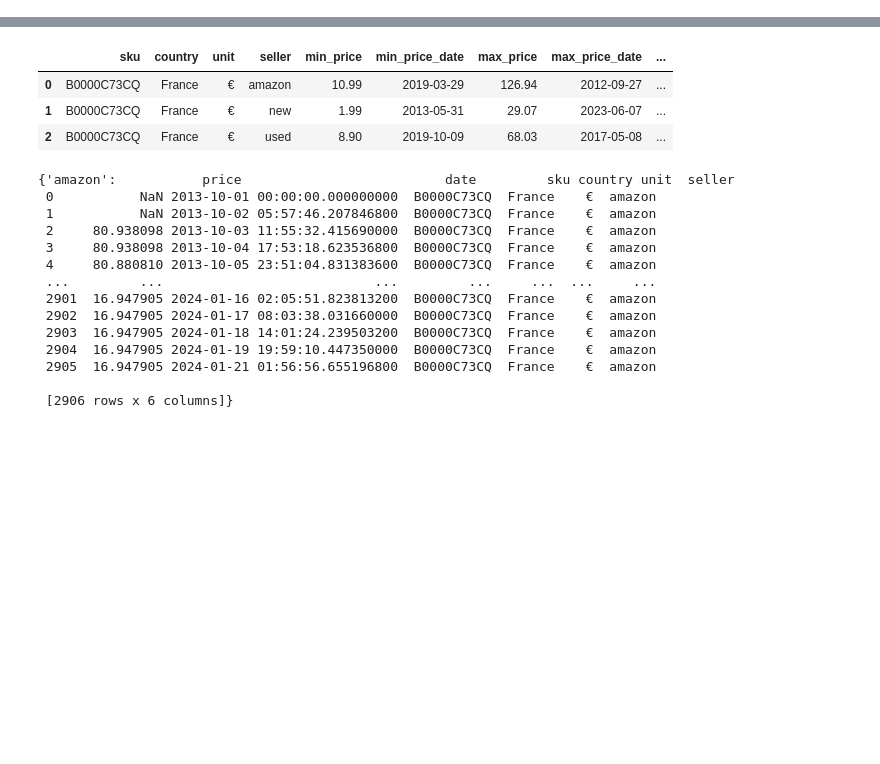
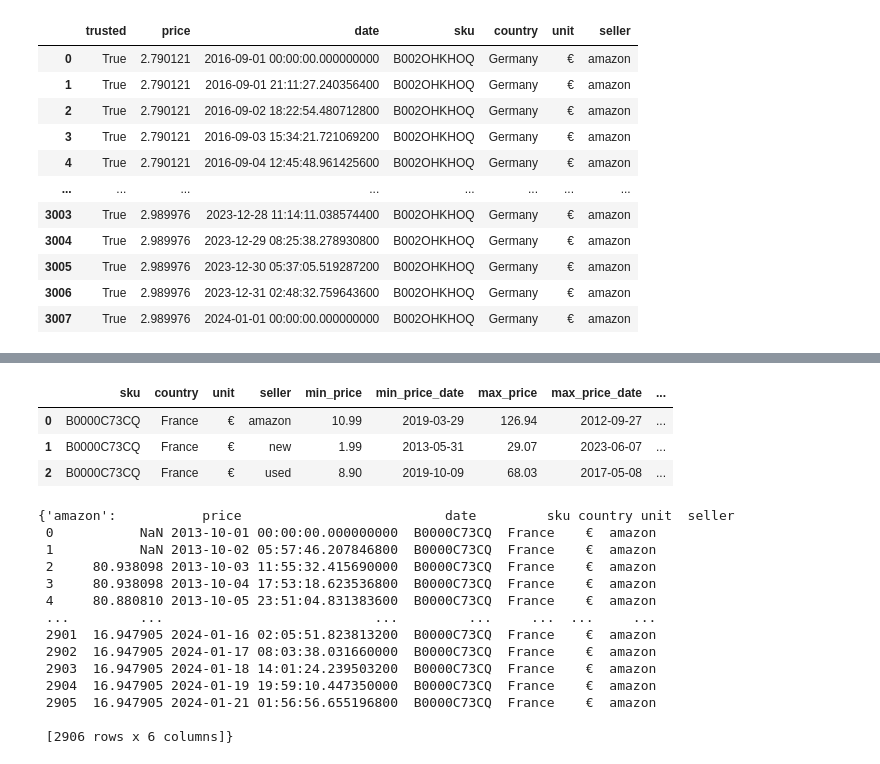
Before and after one commit to pechouc/dst_incidence, a Jupyter notebook: notebooks/tester.ipynb, the cells around one changed output, grey strips where cells are left out. Drawn from its saved outputs; the diff is of its cells as text; code cells hidden in the pictures; blank space fills up the shorter version.

```diff
--- a/notebooks/tester.ipynb
+++ b/notebooks/tester.ipynb
@@ -60,5 +75,17 @@ collector.convert_coordinates_to_timestamps()
 # %%
 collector.format_price_histories()
 # %%
-collector.price_histories
+collector.price_histories['amazon']
 # %% [output]
+|  | trusted | price | date | sku | country | unit | seller |
+| 0 | True | 2.790121 | 2016-09-01 00:00:00.000000000 | B002OHKHOQ | Germany | € | amazon |
+| 1 | True | 2.790121 | 2016-09-01 21:11:27.240356400 | B002OHKHOQ | Germany | € | amazon |
+| 2 | True | 2.790121 | 2016-09-02 18:22:54.480712800 | B002OHKHOQ | Germany | € | amazon |
+| 3 | True | 2.790121 | 2016-09-03 15:34:21.721069200 | B002OHKHOQ | Germany | € | amazon |
+| 4 | True | 2.790121 | 2016-09-04 12:45:48.961425600 | B002OHKHOQ | Germany | € | amazon |
+| ... | ... | ... | ... | ... | ... | ... | ... |
+| 3003 | True | 2.989976 | 2023-12-28 11:14:11.038574400 | B002OHKHOQ | Germany | € | amazon |
+| 3004 | True | 2.989976 | 2023-12-29 08:25:38.278930800 | B002OHKHOQ | Germany | € | amazon |
+| 3005 | True | 2.989976 | 2023-12-30 05:37:05.519287200 | B002OHKHOQ | Germany | € | amazon |
+| 3006 | True | 2.989976 | 2023-12-31 02:48:32.759643600 | B002OHKHOQ | Germany | € | amazon |
+| 3007 | True | 2.989976 | 2024-01-01 00:00:00.000000000 | B002OHKHOQ | Germany | € | amazon |
```
Also changed, not shown: parts of 25 cells of this notebook.
